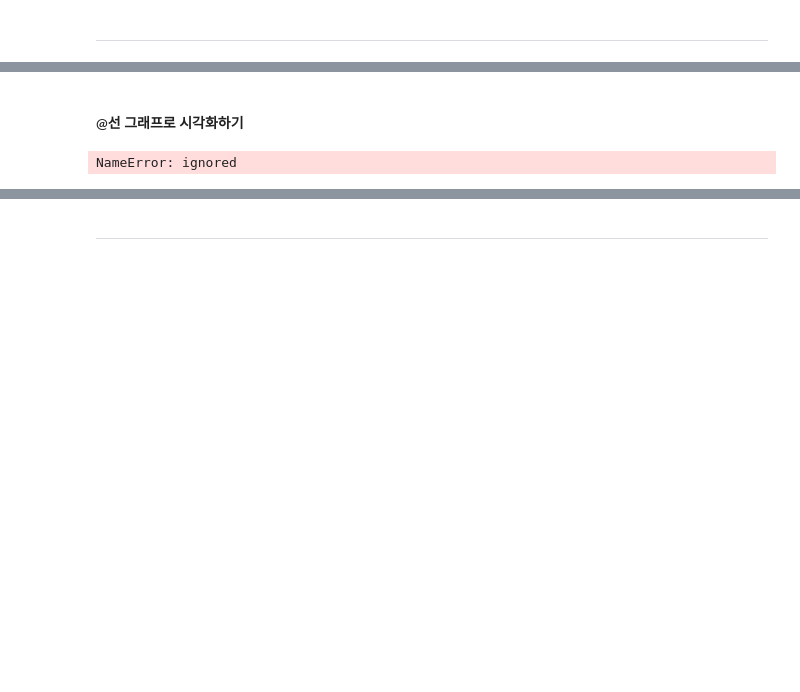
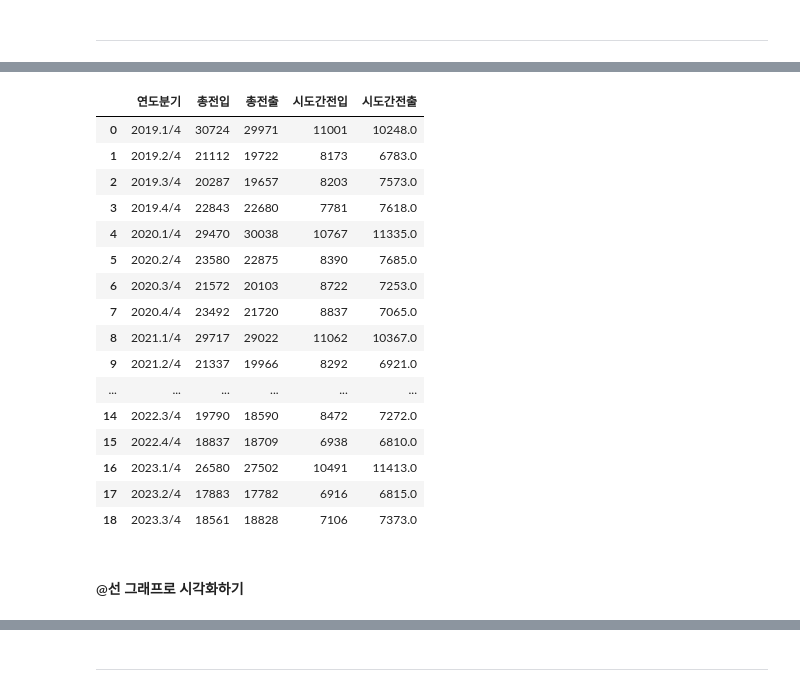
Before and after one commit to jeongsukko/jejumaster-1, a Jupyter notebook: 과제1_고정숙.ipynb, the cells around one changed output, grey strips where cells are left out. Saved outputs shown, nothing was run; the diff lists cells and outputs as text; code cells hidden in the pictures; blank space fills up the shorter version.

```diff
--- a/과제1_고정숙.ipynb
+++ b/과제1_고정숙.ipynb
@@ -111,23 +136,25 @@ df.iloc[:, [0]]
+# %%
+df.iloc[:, [0]]
+df.columns
+df.drop([19], axis=0, inplace=True)
+df
+# %% [output]
+|  | 연도분기 | 총전입 | 총전출 | 시도간전입 | 시도간전출 |
+| 0 | 2019.1/4 | 30724 | 29971 | 11001 | 10248.0 |
+| 1 | 2019.2/4 | 21112 | 19722 | 8173 | 6783.0 |
+| 2 | 2019.3/4 | 20287 | 19657 | 8203 | 7573.0 |
+| 3 | 2019.4/4 | 22843 | 22680 | 7781 | 7618.0 |
+| 4 | 2020.1/4 | 29470 | 30038 | 10767 | 11335.0 |
+| 5 | 2020.2/4 | 23580 | 22875 | 8390 | 7685.0 |
+| 6 | 2020.3/4 | 21572 | 20103 | 8722 | 7253.0 |
+| 7 | 2020.4/4 | 23492 | 21720 | 8837 | 7065.0 |
+| 8 | 2021.1/4 | 29717 | 29022 | 11062 | 10367.0 |
+| 9 | 2021.2/4 | 21337 | 19966 | 8292 | 6921.0 |
+| ... | ... | ... | ... | ... | ... |
+| 14 | 2022.3/4 | 19790 | 18590 | 8472 | 7272.0 |
+| 15 | 2022.4/4 | 18837 | 18709 | 6938 | 6810.0 |
+| 16 | 2023.1/4 | 26580 | 27502 | 10491 | 11413.0 |
+| 17 | 2023.2/4 | 17883 | 17782 | 6916 | 6815.0 |
+| 18 | 2023.3/4 | 18561 | 18828 | 7106 | 7373.0 |
 # %% [markdown]
 #### @선 그래프로 시각화하기
-# %%
-# 1.그래프 데이터 지정하기(X축, Y축)
-x = df_year_by_year.index     # 연도별
-y = df_pop_group['인구']   # 인구수
-
-# 2.그래프 그리기 (선그래프 그리기)
-plt.figure(figsize = (15, 5), facecolor = 'lavender') # 그래프 크기와 색상
-plt.plot(x, y, color='mediumpurple', marker='o', linestyle='solid',
-         linewidth=2, markersize=8, markerfacecolor='red')
-
-# 3. 그래프 꾸미기
-plt.title('"구씨를 찾아라"', pad = 20,                # 그래프 제목
-          fontdict = {'size':30, 'color':'black', 'weight':'bold'})
-plt.xlabel('지역', fontdict = {'size': 20, 'color': 'dimgray', 'weight': 'bold'})
-plt.ylabel('인구(명)', fontdict = {'size': 20, 'color': 'dimgray', 'weight': 'bold'}, labelpad = 20)
-plt.xticks(rotation = 45)                   # X축 레이블 회전
-plt.grid(True, axis = 'y', alpha = 0.5)    # 그래프에 그리드 표현하기
-
-plt.show() # 그래프 그리기
-# %% [output]
-NameError: ignored
```
Also changed, not shown: parts of 23 cells of this notebook.
